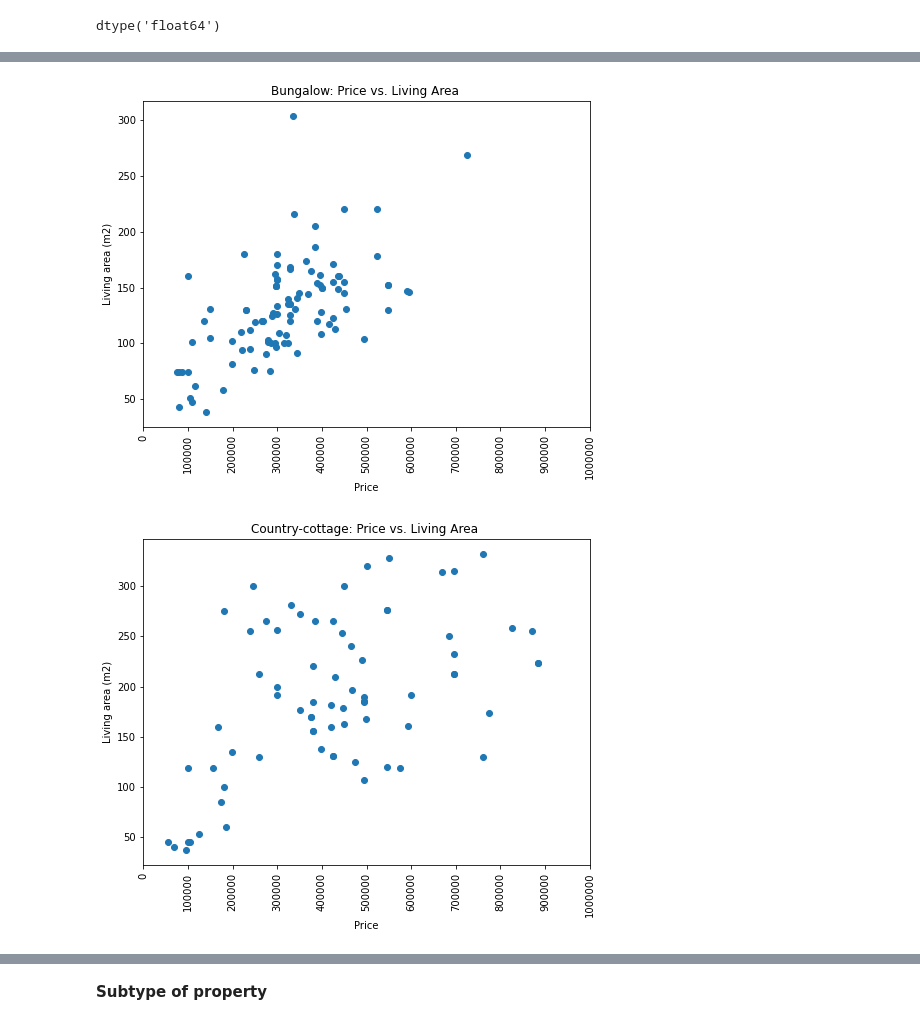
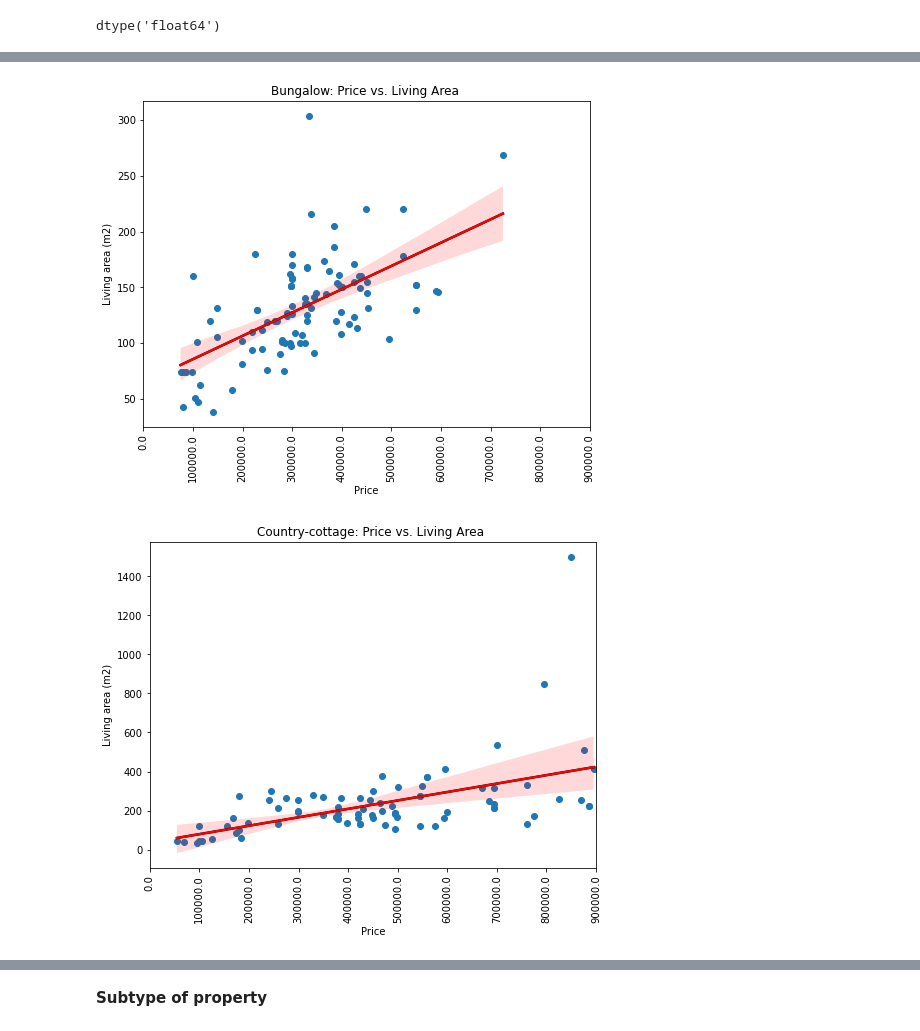
Before and after one commit to jduffy93/immo-eliza-the_chaincoders, a Jupyter notebook: analysis/seaborn_playground.ipynb, the cells around one changed output, grey strips where cells are left out. Saved outputs shown, nothing was run; the diff lists cells and outputs as text; code cells hidden in the pictures.

```diff
--- a/analysis/seaborn_playground.ipynb
+++ b/analysis/seaborn_playground.ipynb
@@ -28,8 +27,12 @@ immo = immo.replace(np.nan, None)
 # Replace 'Not specified' with None as in this case it serves no purpose. If a consumption is not provided it might as well be absent
 immo['Primary energy consumption'] = immo['Primary energy consumption'].replace('Not specified', None)
 immo['CO₂ emission'] = immo['CO₂ emission'].replace('Not specified', None)
-immo['Yearly theoretical total energy consumption'] = immo['Yearly theoretical total energy consumption'].replace('Not specified', None)
+#immo['Yearly theoretical total energy consumption'] = immo['Yearly theoretical total energy consumption'].str.strip()
+#immo['Yearly theoretical total energy consumption'] = immo['Yearly theoretical total energy consumption'].replace('Not specified', None)
+immo = immo.drop(columns=['Yearly theoretical total energy consumption'])
+immo = immo.drop(columns=['Maximum duration of annuity'])
 
+immo["Reference number of the EPC report"] =immo["Reference number of the EPC report"].replace('Not specified', None)
 
 # Remove annuity properties
 substring = '€'
@@ -47,7 +50,7 @@ immo = immo[
 # Remove substrings from strings
 immo['Price'] = immo['Price'].str.replace(r'Starting price : ','')
 immo['CO₂ emission'] = immo['CO₂ emission'].str.replace(r' kg CO₂/m²','')
-immo['Yearly theoretical total energy consumption'] = immo['Yearly theoretical total energy consumption'].str.replace(r' kWh/year','')
+#immo['Yearly theoretical total energy consumption'] = immo['Yearly theoretical total energy consumption'].str.replace(r' kWh/year','')
 immo['Building price excluding VAT'] = immo['Building price excluding VAT'].str.replace(r'€','')
 immo['Building price excluding VAT'] = immo['Building price excluding VAT'].str.replace(r',','')
 immo['Total price including taxes*'] = immo['Total price including taxes*'].str.replace(r'€','')
@@ -84,13 +87,13 @@ map_to_float = [
     "Bathrooms",
     "Toilets",
     "Surface of the plot",
-    "Width of the lot on the street",
+    #"Width of the lot on the street",
     "Garden surface",
     "Terrace surface",
     "CO₂ emission",
-    "Yearly theoretical total energy consumption",
+    #"Yearly theoretical total energy consumption",
     "Total ground floor buildable",
-    "Cadastral income",
+    #"Cadastral income",
     "Shower rooms",
     "Living room surface",
     "Kitchen surface",
@@ -105,13 +108,13 @@ map_to_float = [
     "Building price excluding VAT",
     "Number of annuitants",
     "Age of annuitant",
-    "Maximum duration of annuity",
+    #"Maximum duration of annuity",
     "Percentage rented",
     "Current monthly revenue",
     "Construction year",
     "Postcode",
     "Street frontage width",
-    "Monthly charges",
+    #"Monthly charges",
     "Primary energy consumption"
 ]
 
@@ -413,15 +419,28 @@ filtered_immo = immo[immo['Subtype_of_property'].isin(subtypes_to_include)]
 
 sample_immo = filtered_immo.groupby("Subtype_of_property").head(100)
 
-sample_immo_subset = sample_immo[sample_immo["Living area"] < 350]
+#sample_immo_subset = sample_immo[sample_immo["Living area"]]
 
-sample_immo_subset = sample_immo_subset[sample_immo_subset["Price"] < 1000000]
+sample_immo_subset = sample_immo[sample_immo["Price"] < upper_whisker]
+#sample_immo_subset["Price"] = sample_immo_subset["Price"].astype(int)
+#sample_immo_subset["Living area"] != sample_immo_subset["Living area"].astype(int)
+
 
 # Iterate over each unique subtype of property
 for subtype, data in sample_immo_subset.groupby("Subtype_of_property"):
+
+    #corr_coef = data["Price"].corr(data["Living area"])
+
     fig, ax = plt.subplots(figsize=(8,6))
     ax.scatter(data["Price"], data["Living area"])
-    x_labels = np.arange(0,1000001,100000)
+
+    b, a = np.polyfit(data["Price"], data["Living area"], deg=1)
+    xseq = np.linspace(data["Price"].min(), data["Price"].max(), 100)
+    ax.plot(xseq, a + b * xseq, color="k", lw=2.5, label = "Linear regression")
+
+    sns.regplot(x=data["Price"], y=data["Living area"], ax=ax, scatter=False, color='red')
+
+    x_labels = np.arange(0,upper_whisker,100000)
     ax.set_xlabel("Price")
     ax.set_ylabel("Living area (m2)")
     ax.set_xticks(x_labels)
@@ -433,2 +452,2 @@ plt.show()
-[figure, old version]
+[figure, new version]
-[figure, old version]
+[figure, new version]
```
Also changed, not shown: parts of 18 cells of this notebook.
